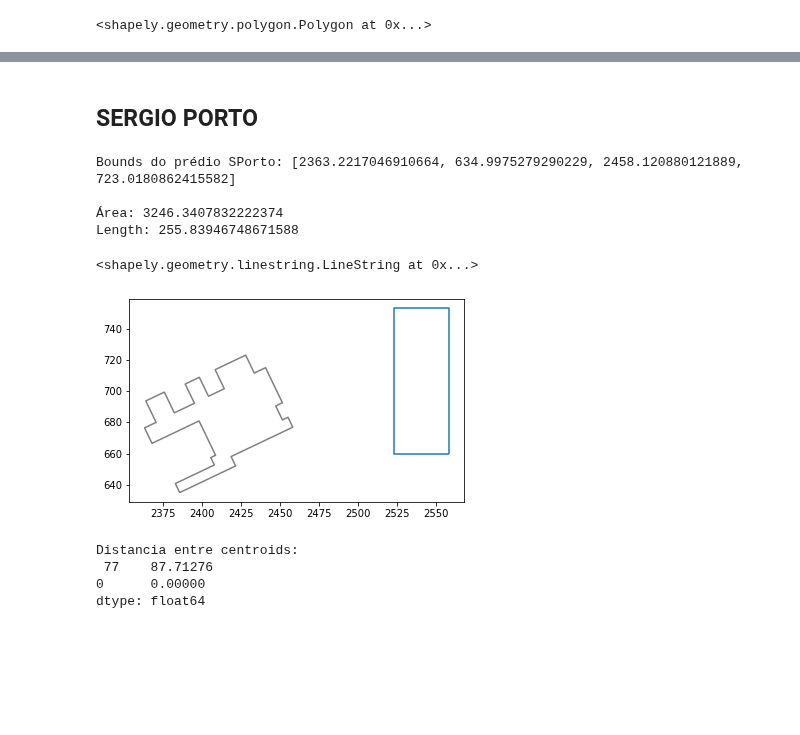
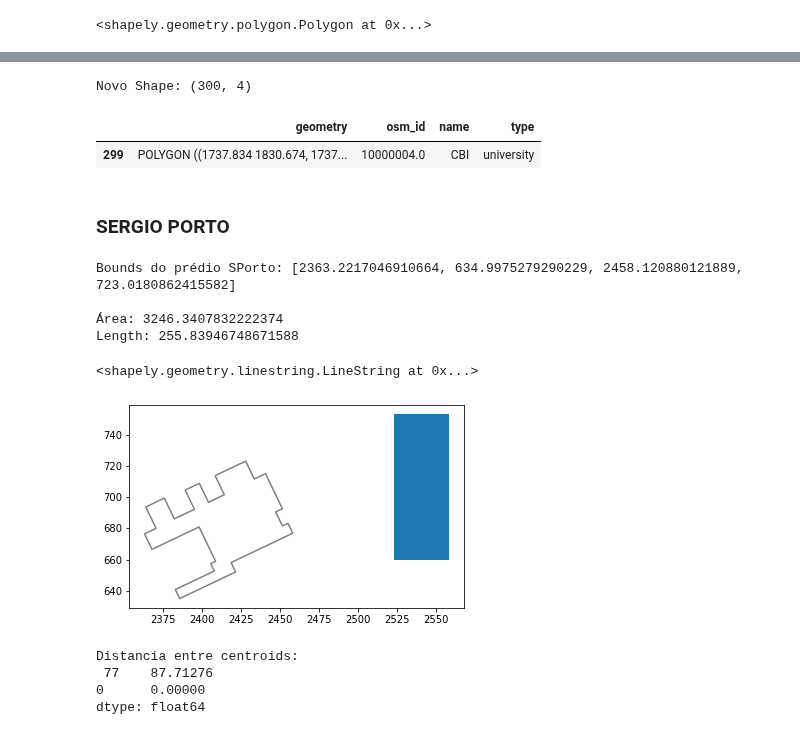
Before and after one commit to wasp-lahis/ns3-bmap, a Jupyter notebook: NS3/obstacle_exp/create-unicamp-datasets.ipynb, the cells around one changed output, grey strips where cells are left out. Saved outputs shown, nothing was run; the diff lists cells and outputs as text; code cells hidden in the pictures; blank space fills up the shorter version.

```diff
--- a/NS3/obstacle_exp/create-unicamp-datasets.ipynb
+++ b/NS3/obstacle_exp/create-unicamp-datasets.ipynb
@@ -1089,5 +932,11 @@ dtype: float64
+# %%
+add_dataset_rows(mapa_normalizado, circle_up, 'CBI', 'university')
+# %% [output]
+Novo Shape: (300, 4)
+|  | geometry | osm_id | name | type |
+| 299 | POLYGON ((1737.834 1830.674, 1737... | 10000004.0 | CBI | university |
 # %% [markdown]
-## SERGIO PORTO
+### SERGIO PORTO
 # %%
 # Prédio Ref: 537155703
 ref_id = 537155703
@@ -1105,9 +954,9 @@ Bounds do prédio SPorto: [2363.2217046910664, 634.9975279290229, 2458.120880121
 Length: 255.83946748671588
 <shapely.geometry.linestring.LineString at 0x...>
 # %%
-compare_buildings(ref_polygon['geometry'].boundary, building_SP.boundary)
+compare_buildings(ref_polygon['geometry'].boundary, building_SP)
 # %% [output]
-[figure, old version]
+[figure, new version]
 # %%
 calculate_distance(ref_id, building_SP )
 # %% [output]
```
Also changed, not shown: parts of 79 cells of this notebook, 2 other files.
